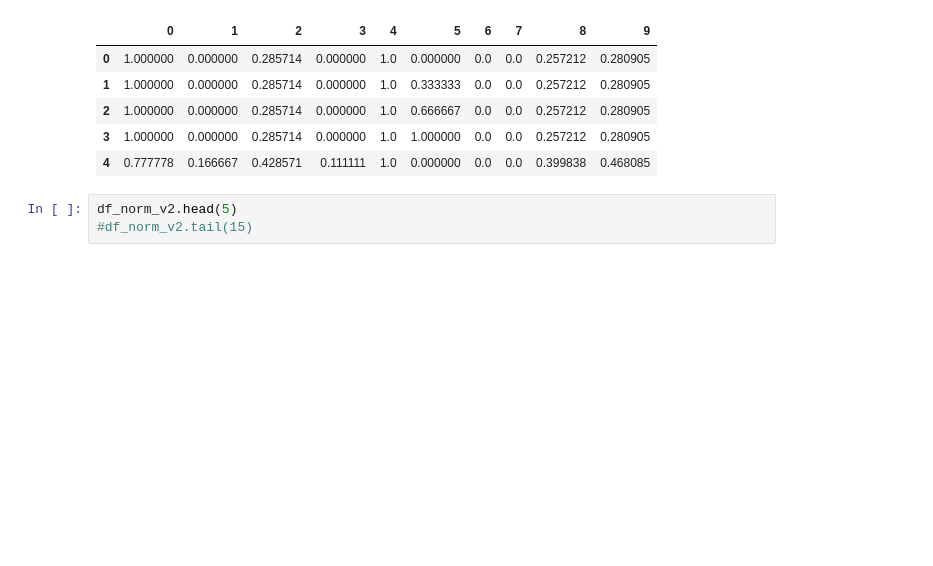
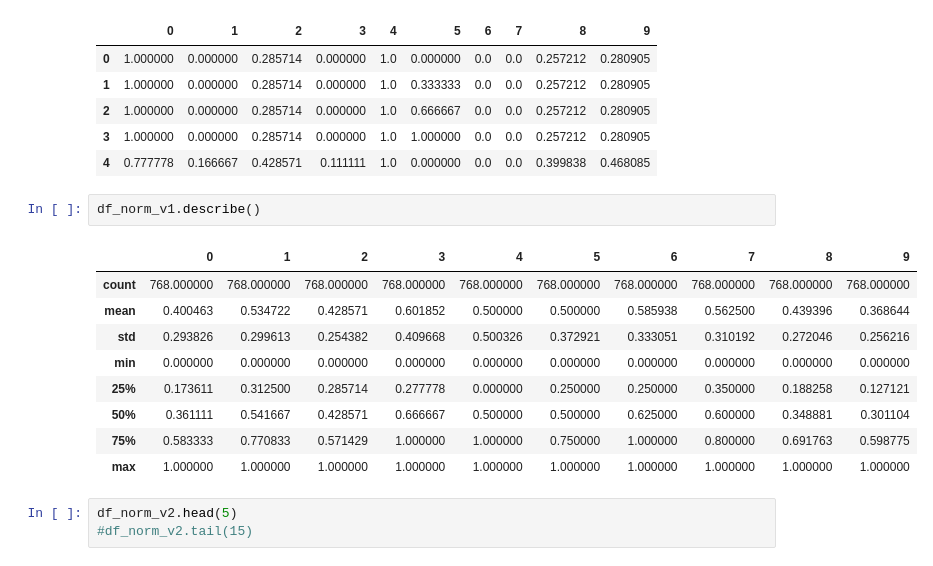
Before and after one commit to vdmitriyev/data-analysis-notebooks, a Jupyter notebook: energy-residential-buildings/energy-residential-buildings.ipynb, the cells around one changed output. Cells and saved outputs as stored; diff of their text form; blank space fills up the shorter version.

```diff
--- a/energy-residential-buildings/energy-residential-buildings.ipynb
+++ b/energy-residential-buildings/energy-residential-buildings.ipynb
@@ -199,6 +211,18 @@ df_norm_v1.head(5)
 | 2 | 1.000000 | 0.000000 | 0.285714 | 0.000000 | 1.0 | 0.666667 | 0.0 | 0.0 | 0.257212 | 0.280905 |
 | 3 | 1.000000 | 0.000000 | 0.285714 | 0.000000 | 1.0 | 1.000000 | 0.0 | 0.0 | 0.257212 | 0.280905 |
 | 4 | 0.777778 | 0.166667 | 0.428571 | 0.111111 | 1.0 | 0.000000 | 0.0 | 0.0 | 0.399838 | 0.468085 |
+# %%
+df_norm_v1.describe()
+# %% [output]
+|  | 0 | 1 | 2 | 3 | 4 | 5 | 6 | 7 | 8 | 9 |
+| count | 768.000000 | 768.000000 | 768.000000 | 768.000000 | 768.000000 | 768.000000 | 768.000000 | 768.000000 | 768.000000 | 768.000000 |
+| mean | 0.400463 | 0.534722 | 0.428571 | 0.601852 | 0.500000 | 0.500000 | 0.585938 | 0.562500 | 0.439396 | 0.368644 |
+| std | 0.293826 | 0.299613 | 0.254382 | 0.409668 | 0.500326 | 0.372921 | 0.333051 | 0.310192 | 0.272046 | 0.256216 |
+| min | 0.000000 | 0.000000 | 0.000000 | 0.000000 | 0.000000 | 0.000000 | 0.000000 | 0.000000 | 0.000000 | 0.000000 |
+| 25% | 0.173611 | 0.312500 | 0.285714 | 0.277778 | 0.000000 | 0.250000 | 0.250000 | 0.350000 | 0.188258 | 0.127121 |
+| 50% | 0.361111 | 0.541667 | 0.428571 | 0.666667 | 0.500000 | 0.500000 | 0.625000 | 0.600000 | 0.348881 | 0.301104 |
+| 75% | 0.583333 | 0.770833 | 0.571429 | 1.000000 | 1.000000 | 0.750000 | 1.000000 | 0.800000 | 0.691763 | 0.598775 |
+| max | 1.000000 | 1.000000 | 1.000000 | 1.000000 | 1.000000 | 1.000000 | 1.000000 | 1.000000 | 1.000000 | 1.000000 |
 # %%
 df_norm_v2.head(5)
 #df_norm_v2.tail(15)
```
Also changed, not shown: parts of 5 cells of this notebook, 2 other files.
